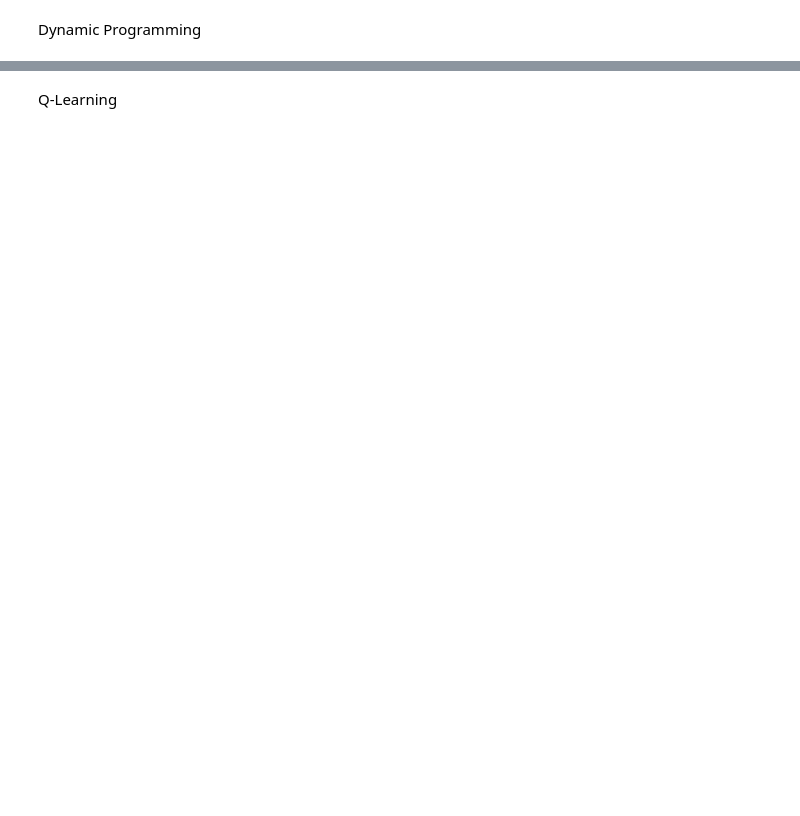
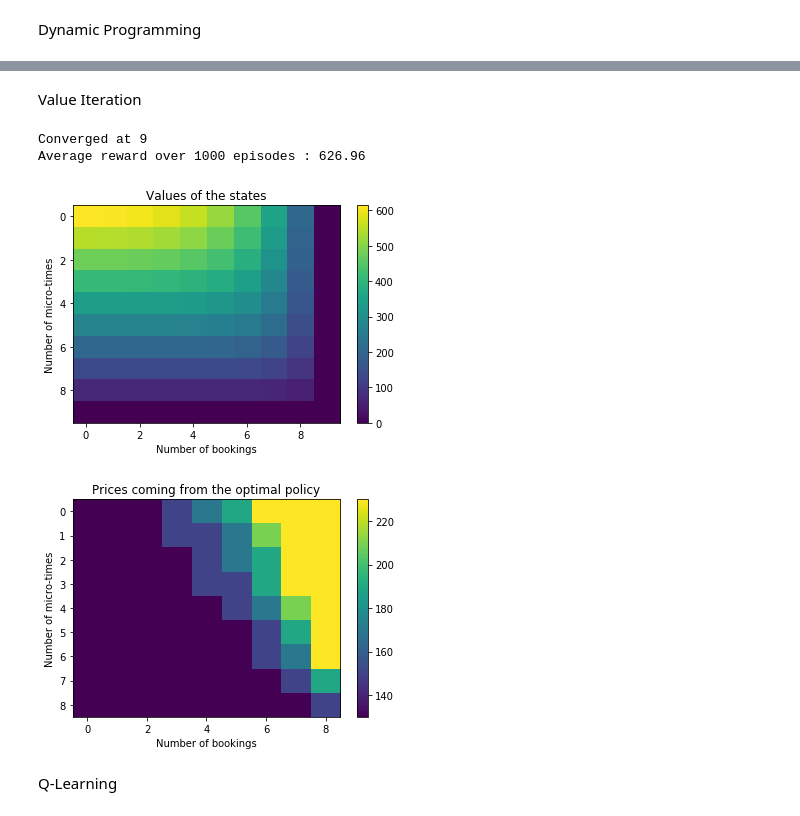
Before and after one commit to Oksanariou/rl_for_rm, a Jupyter notebook: draft.ipynb, the cells around one changed output, grey strips where cells are left out. Saved outputs shown, nothing was run; the diff lists cells and outputs as text; code cells hidden in the pictures; blank space fills up the shorter version.

```diff
--- a/draft.ipynb
+++ b/draft.ipynb
@@ -214,3 +213,16 @@ Average reward over 1000 episodes : 614.33
+# %% [markdown]
+Value Iteration
+# %%
+v = value_iteration(env, max_iter, epsilon)
+visualisation_value_RM(v, env.T, env.C)
+policy = extract_policy_RM(env, v, gamma)
+visualize_policy_RM(policy, env.T, env.C)
+print("Average reward over 1000 episodes : " + str(average_n_episodes(env, policy, 1000)))
+# %% [output]
+Converged at 9
+Average reward over 1000 episodes : 626.96
+[figure, added]
+[figure, added]
 # %% [markdown]
 Q-Learning
 # %%
```
Also changed, not shown: parts of 38 cells of this notebook, 4 other files.
